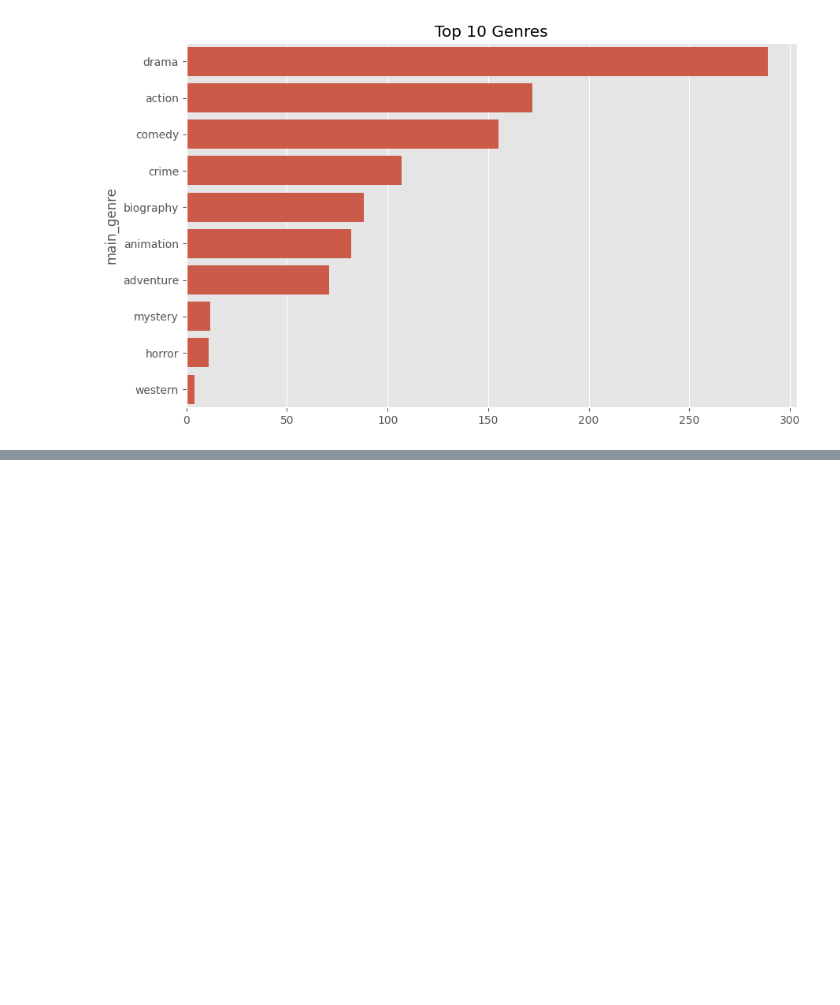
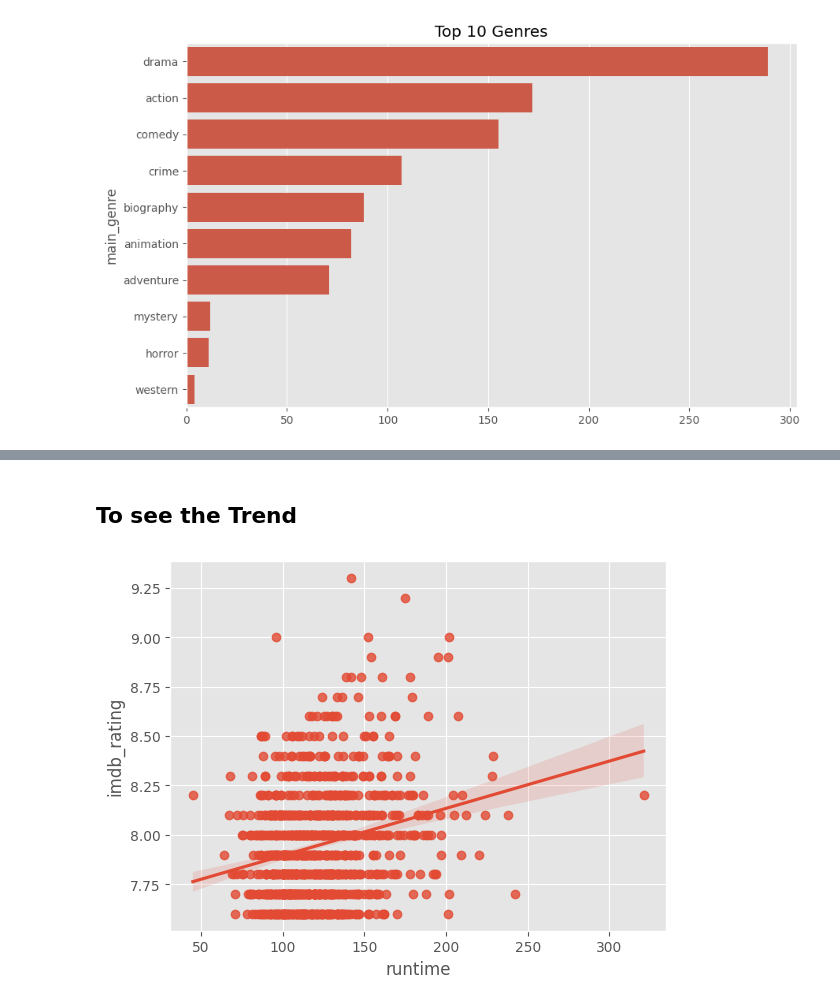
Before and after one commit to MahdiYaqobi/imdb-data-cleaning-project, a Jupyter notebook: notebooks/data-cleaning.ipynb, the cells around one changed output, grey strips where cells are left out. Cells and saved outputs as stored; diff of their text form; code cells hidden in the pictures; blank space fills up the shorter version.

```diff
--- a/notebooks/data-cleaning.ipynb
+++ b/notebooks/data-cleaning.ipynb
@@ -260,0 +300,12 @@ Drama is by far the most common genre, appearing in 289 movies, followed by Acti
+# %% [markdown]
+## To see the Trend
+# %%
+# regression plot to see the trend between 'runtime' and 'imdb_rating'
+sns.regplot(
+    data=df,
+    x='runtime',
+    y='imdb_rating',
+)
+plt.show()
+# %% [output]
+[figure, added]
```
Also changed, not shown: parts of 12 cells of this notebook.
